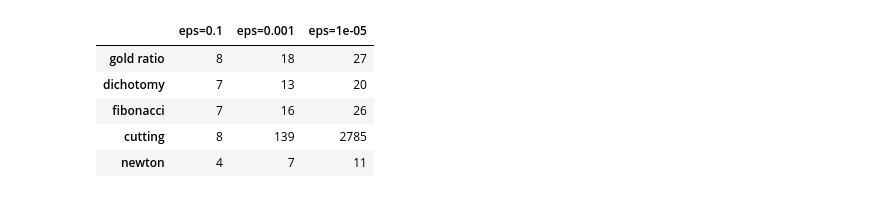
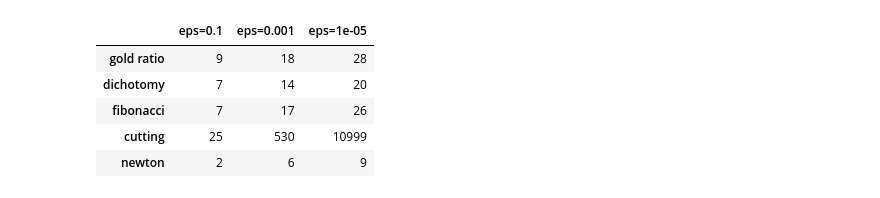
Before and after one commit to BulyginMaksim/spsue, a Jupyter notebook: methods_of_optimization/one-dimensional_optimization.ipynb, the cells around one changed output. Cells and saved outputs as stored; diff of their text form; code cells hidden in the pictures.

```diff
--- a/methods_of_optimization/one-dimensional_optimization.ipynb
+++ b/methods_of_optimization/one-dimensional_optimization.ipynb
@@ -131,17 +131,17 @@ class Optimize:
 def f(x):
     return x ** 4
 # %%
-a, b = -3, 1
+a, b = -3, 2
 epsilons = [0.1, 0.001, 0.00001]
 minimize = Optimize(f, a, b)
 res, strs = minimize.get_all_methods(epses=epsilons)
 df = pd.DataFrame(res, columns=[f"eps={eps}" for eps in epsilons])
 df.index = strs
 df
 # %% [output]
 |  | eps=0.1 | eps=0.001 | eps=1e-05 |
-| gold ratio | 8 | 18 | 27 |
-| dichotomy | 7 | 13 | 20 |
-| fibonacci | 7 | 16 | 26 |
-| cutting | 8 | 139 | 2785 |
-| newton | 4 | 7 | 11 |
+| gold ratio | 9 | 18 | 28 |
+| dichotomy | 7 | 14 | 20 |
+| fibonacci | 7 | 17 | 26 |
+| cutting | 25 | 530 | 10999 |
+| newton | 2 | 6 | 9 |
```
Also changed, not shown: 1 other file.
